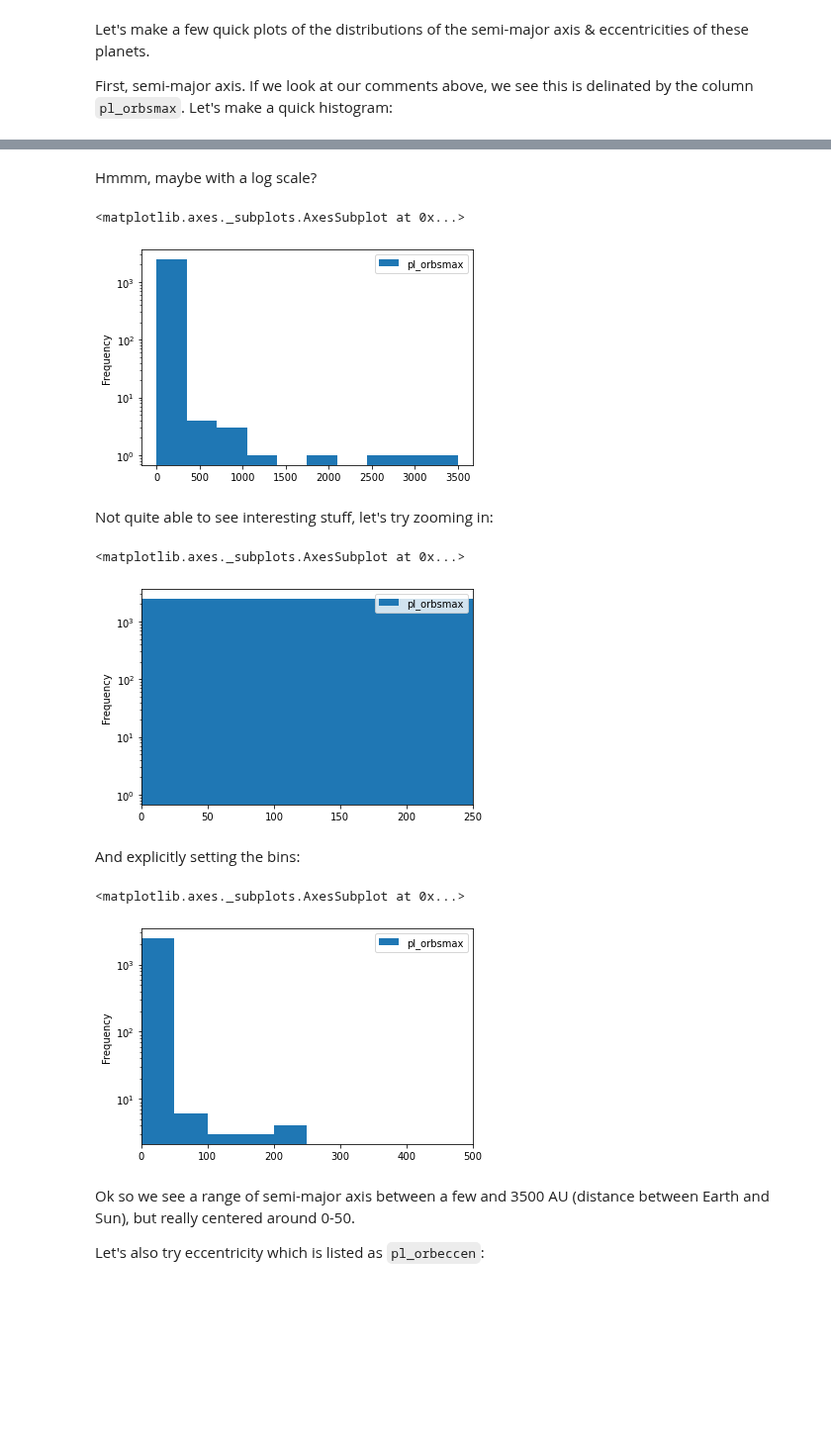
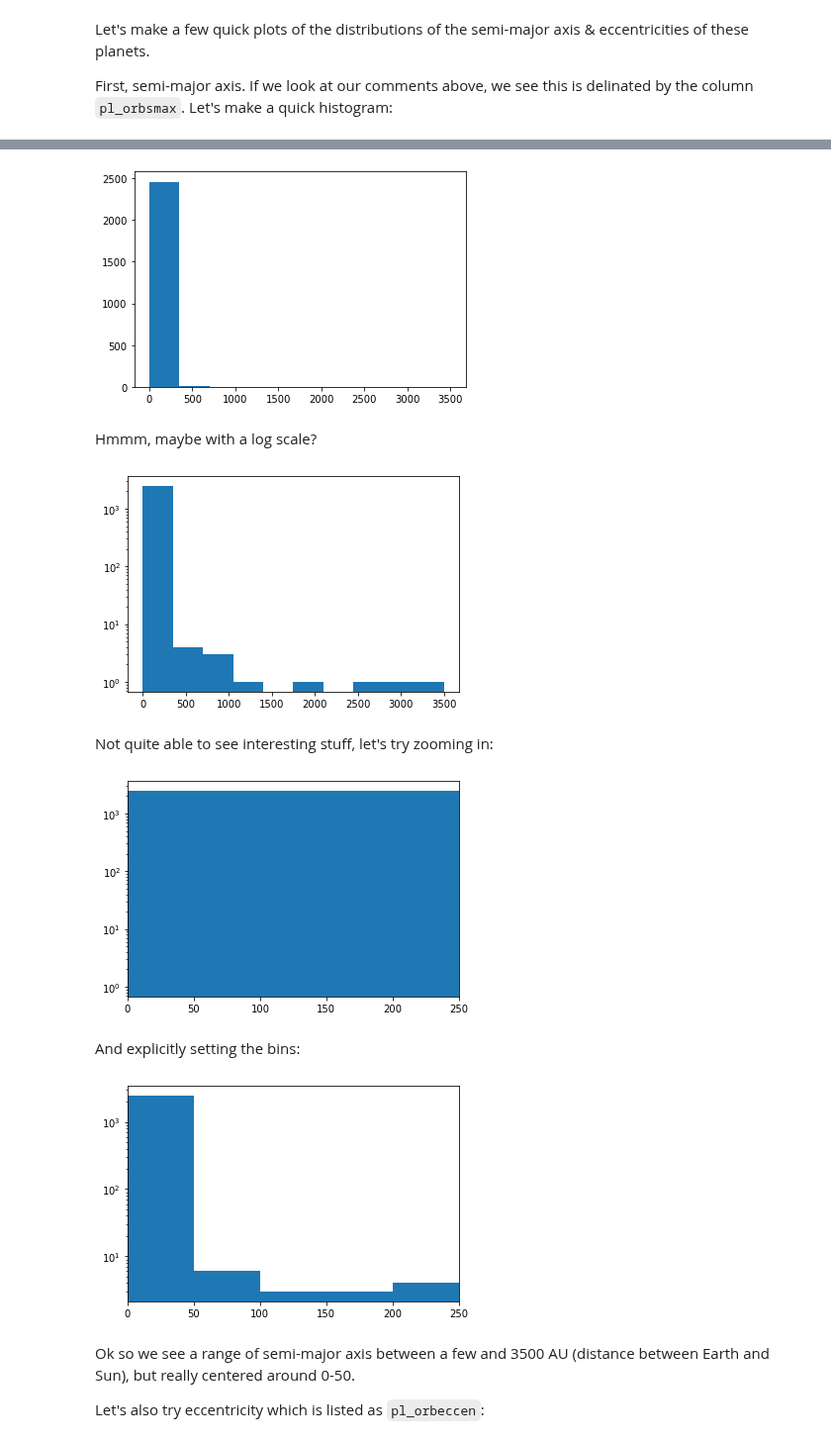
Before and after one commit to jnaiman/csci-p-14110_su2020, a Jupyter notebook: lesson08/prep_notebook_lesson08.ipynb, the cells around one changed output, grey strips where cells are left out. Shown at 99% size. Cells and saved outputs as stored; diff of their text form; code cells hidden in the pictures; blank space fills up the shorter version.

```diff
--- a/lesson08/prep_notebook_lesson08.ipynb
+++ b/lesson08/prep_notebook_lesson08.ipynb
@@ -335,24 +330,46 @@ planets.plot(y='pl_orbsmax', kind='hist')
+# %%
+#planets.plot(y='pl_orbsmax', kind='hist')
+fig, ax = plt.subplots(1,1)
+ax.hist(planets['pl_orbsmax'])
+plt.show()
+# %% [output]
+[figure, added]
 # %% [markdown]
 Hmmm, maybe with a log scale?
-# %%
-planets.plot(y='pl_orbsmax', kind='hist', logy=True)
-# %% [output]
-<matplotlib.axes._subplots.AxesSubplot at 0x...>
-[figure, removed]
+# %%
+#planets.plot(y='pl_orbsmax', kind='hist', logy=True)
+fig, ax = plt.subplots(1,1)
+ax.hist(planets['pl_orbsmax'])
+ax.set_yscale('log')
+plt.show()
+# %% [output]
+[figure, added]
 # %% [markdown]
 Not quite able to see interesting stuff, let's try zooming in:
 # %%
-planets.plot(y='pl_orbsmax', kind='hist', logy=True, xlim=(0,250))
+#planets.plot(y='pl_orbsmax', kind='hist', logy=True, xlim=(0,250))
+fig, ax = plt.subplots(1,1)
+ax.hist(planets['pl_orbsmax'])
+
+ax.set_yscale('log')
+ax.set_xlim(0,250)
+
+plt.show()
 # %% [output]
-<matplotlib.axes._subplots.AxesSubplot at 0x...>
-[figure, old version]
+[figure, new version]
 # %% [markdown]
 And explicitly setting the bins:
 # %%
-planets.plot(y='pl_orbsmax', kind='hist', logy=True, xlim=(0,500), bins=[0,50,100,150,200,250])
+#planets.plot(y='pl_orbsmax', kind='hist', logy=True, xlim=(0,500), bins=[0,50,100,150,200,250])
+fig, ax = plt.subplots(1,1)
+ax.hist(planets['pl_orbsmax'], bins=[0,50,100,150,200,250])
+
+ax.set_yscale('log')
+ax.set_xlim(0,250)
+
+plt.show()
 # %% [output]
-<matplotlib.axes._subplots.AxesSubplot at 0x...>
-[figure, old version]
+[figure, new version]
 # %% [markdown]
 Ok so we see a range of semi-major axis between a few and 3500 AU (distance between Earth and Sun), but really centered around 0-50.
 
```
Also changed, not shown: parts of 24 cells of this notebook, 3 other files.
